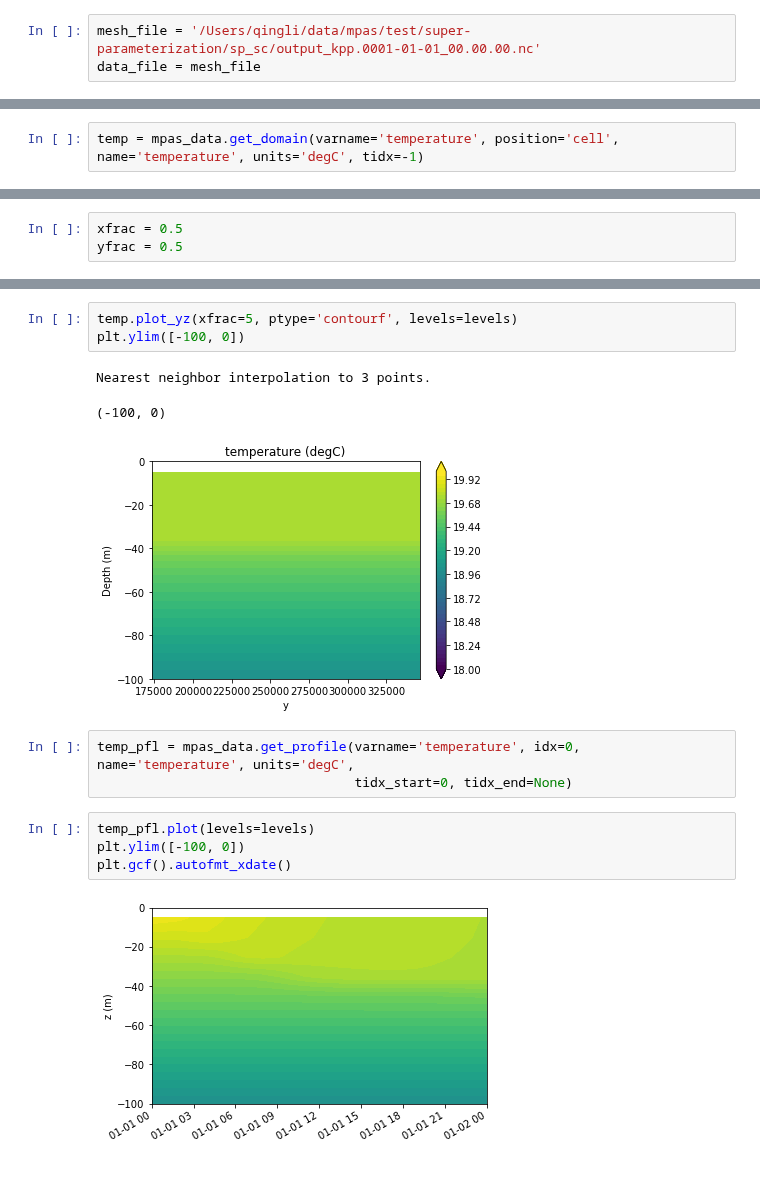
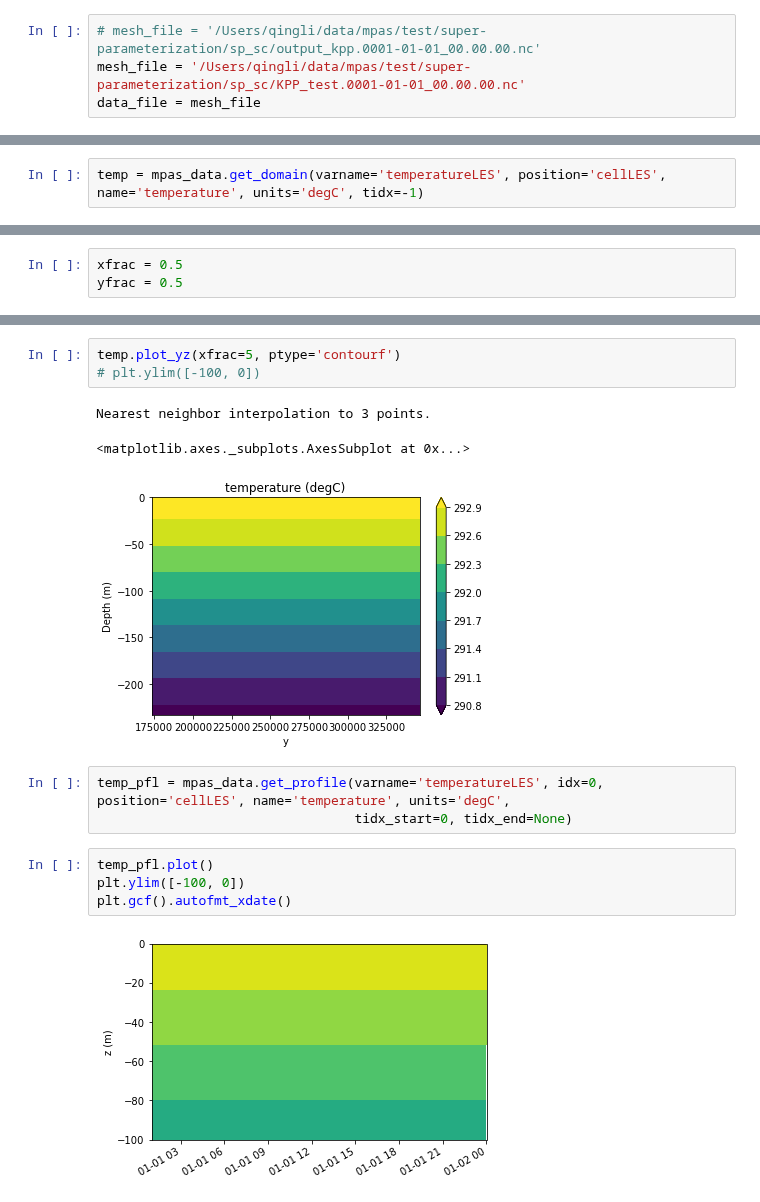
Before and after one commit to qingli411/mpasanalysis, a Jupyter notebook: plot_SuperParam_SC.ipynb, the cells around one changed output, grey strips where cells are left out. Saved outputs shown, nothing was run; the diff lists cells and outputs as text.

```diff
--- a/plot_SuperParam_SC.ipynb
+++ b/plot_SuperParam_SC.ipynb
@@ -4,12 +4,13 @@ from netCDF4 import chartostring
 from mpasanalysis import *
 %matplotlib inline
 # %%
-mesh_file = '/Users/qingli/data/mpas/test/super-parameterization/sp_sc/output_kpp.0001-01-01_00.00.00.nc'
+# mesh_file = '/Users/qingli/data/mpas/test/super-parameterization/sp_sc/output_kpp.0001-01-01_00.00.00.nc'
+mesh_file = '/Users/qingli/data/mpas/test/super-parameterization/sp_sc/KPP_test.0001-01-01_00.00.00.nc'
 data_file = mesh_file
 # %%
 mpas_data = MPASOData(filepath=data_file, filepath_mesh=mesh_file)
 # %% [markdown]
 ### plot temperature
 # %%
-temp = mpas_data.get_domain(varname='temperature', position='cell', name='temperature', units='degC', tidx=-1)
+temp = mpas_data.get_domain(varname='temperatureLES', position='cellLES', name='temperature', units='degC', tidx=-1)
 # %% [output]
@@ -29,19 +30,19 @@ plt.ylim([-50000, 500000])
 # %%
-temp.plot_yz(xfrac=5, ptype='contourf', levels=levels)
-plt.ylim([-100, 0])
+temp.plot_yz(xfrac=5, ptype='contourf')
+# plt.ylim([-100, 0])
 # %% [output]
 Nearest neighbor interpolation to 3 points.
-(-100, 0)
+<matplotlib.axes._subplots.AxesSubplot at 0x...>
-[figure, old version]
+[figure, new version]
 # %%
-temp_pfl = mpas_data.get_profile(varname='temperature', idx=0, name='temperature', units='degC',
+temp_pfl = mpas_data.get_profile(varname='temperatureLES', idx=0, position='cellLES', name='temperature', units='degC',
                                  tidx_start=0, tidx_end=None)
 # %%
-temp_pfl.plot(levels=levels)
+temp_pfl.plot()
 plt.ylim([-100, 0])
 plt.gcf().autofmt_xdate()
 # %% [output]
-[figure, old version]
+[figure, new version]
 # %%
 temp_pfl.plot_mean()
 plt.ylim([-100, 0])
```
Also changed, not shown: parts of 4 cells of this notebook, 2 other files.
